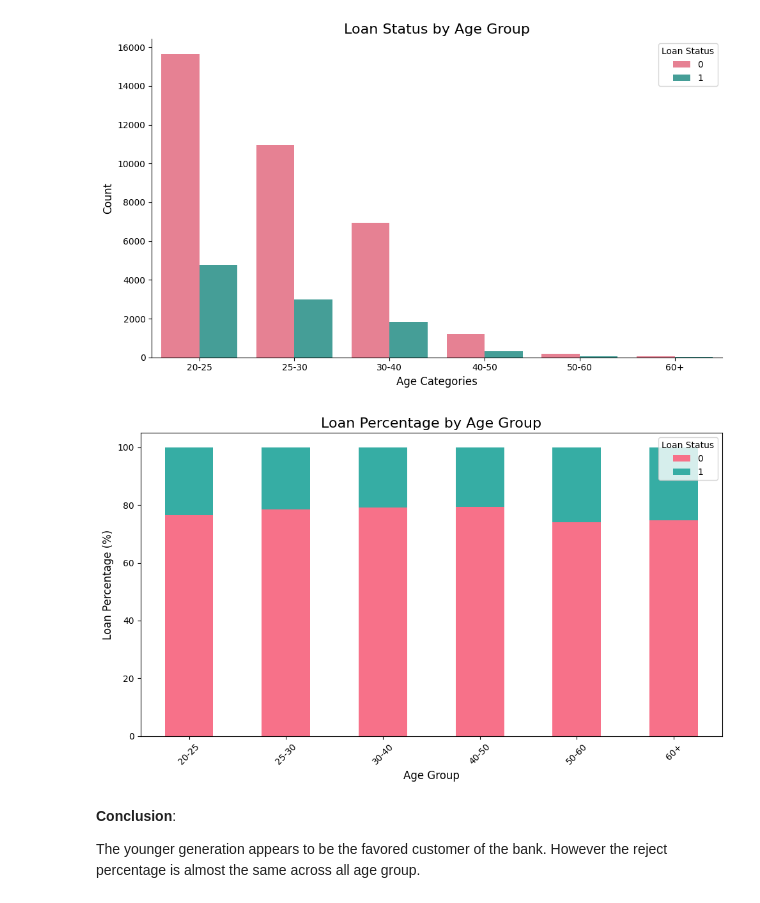
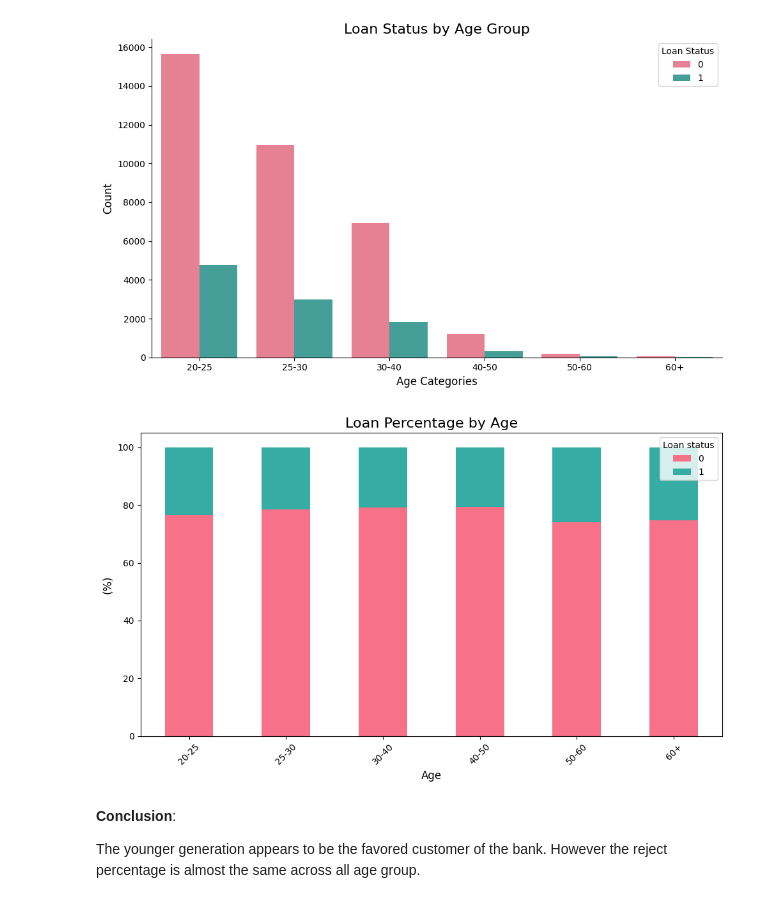
Before and after one commit to perryfalcon0410/Loan-Approval-Analysis, a Jupyter notebook: Loan_approval_analysis.ipynb, the cells around one changed output. Saved outputs shown, nothing was run; the diff lists cells and outputs as text; code cells hidden in the pictures.

```diff
--- a/Loan_approval_analysis.ipynb
+++ b/Loan_approval_analysis.ipynb
@@ -317,34 +280,30 @@ plt.show()
 # %% [output]
 [figure]
 # %%
-# Calculate loan percentage by age group
 loan_percentage_by_age = (
     df.groupby('person_age_bins')['loan_status']
     .value_counts(normalize=True)
     .mul(100)
     .unstack()
 )
 
-# Plot loan percentage by age group
 loan_percentage_by_age.plot(
     kind='bar',
     stacked=True,
     figsize=(10, 6),
     color=sns.color_palette('husl', n_colors=loan_percentage_by_age.shape[1])
 )
 
-# Add plot titles and labels
-plt.title('Loan Percentage by Age Group', fontsize=16)
-plt.xlabel('Age Group', fontsize=12)
-plt.ylabel('Loan Percentage (%)', fontsize=12)
+plt.title('Loan Percentage by Age', fontsize=16)
+plt.xlabel('Age', fontsize=12)
+plt.ylabel('(%)', fontsize=12)
 plt.xticks(rotation=45)
-plt.legend(title='Loan Status', fontsize=10)
+plt.legend(title='Loan status', fontsize=10)
 
-# Optimize layout and display
 plt.tight_layout()
 plt.show()
 # %% [output]
-[figure, old version]
+[figure, new version]
 # %% [markdown]
 **Conclusion**:
 
```
Also changed, not shown: parts of 19 cells of this notebook.
